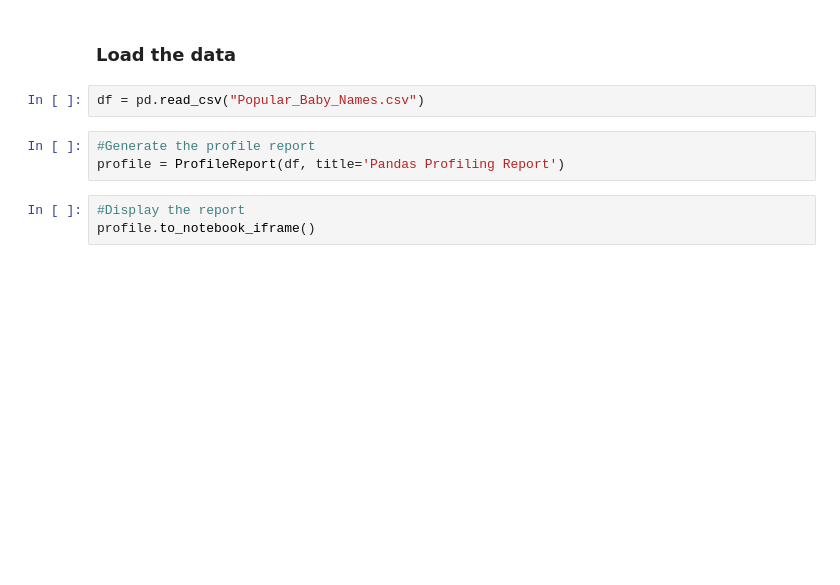
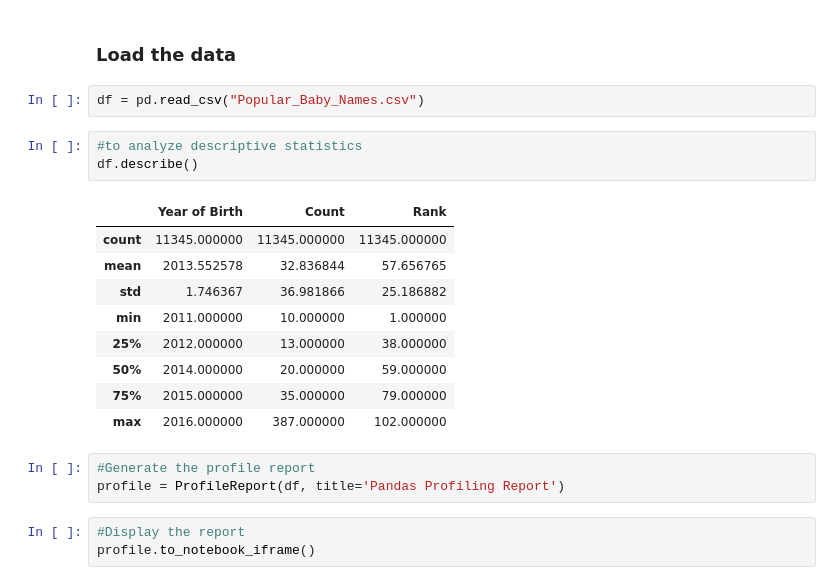
Before and after one commit to Oluwafikayomi2024/PYTHON, a Jupyter notebook: pandas profilling practice.ipynb, the cells around one changed output. Saved outputs shown, nothing was run; the diff lists cells and outputs as text; blank space fills up the shorter version.

```diff
--- a/pandas profilling practice.ipynb
+++ b/pandas profilling practice.ipynb
@@ -29,6 +29,19 @@ Improve your data and profiling with ydata-sdk, featuring data quality scoring,
 ### Load the data
 # %%
 df = pd.read_csv("Popular_Baby_Names.csv")
+# %%
+#to analyze descriptive statistics
+df.describe()
+# %% [output]
+|  | Year of Birth | Count | Rank |
+| count | 11345.000000 | 11345.000000 | 11345.000000 |
+| mean | 2013.552578 | 32.836844 | 57.656765 |
+| std | 1.746367 | 36.981866 | 25.186882 |
+| min | 2011.000000 | 10.000000 | 1.000000 |
+| 25% | 2012.000000 | 13.000000 | 38.000000 |
+| 50% | 2014.000000 | 20.000000 | 59.000000 |
+| 75% | 2015.000000 | 35.000000 | 79.000000 |
+| max | 2016.000000 | 387.000000 | 102.000000 |
 # %%
 #Generate the profile report
 profile = ProfileReport(df, title='Pandas Profiling Report')
```
Also changed, not shown: 4 other files.
